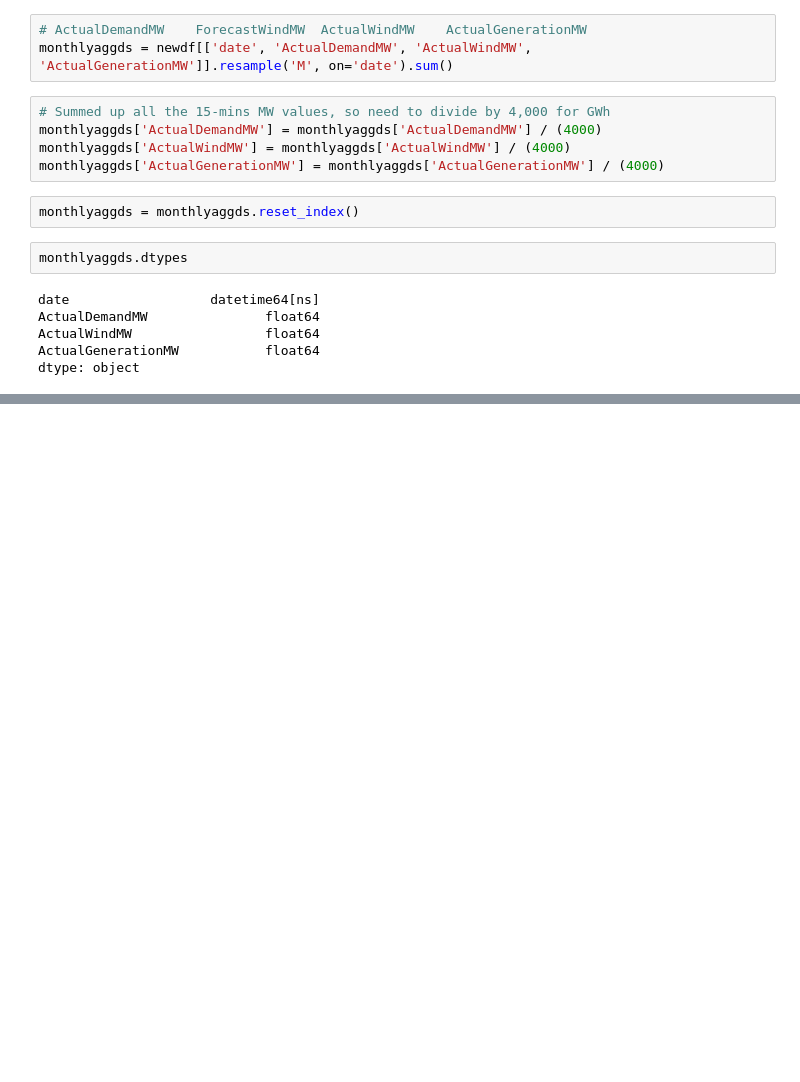
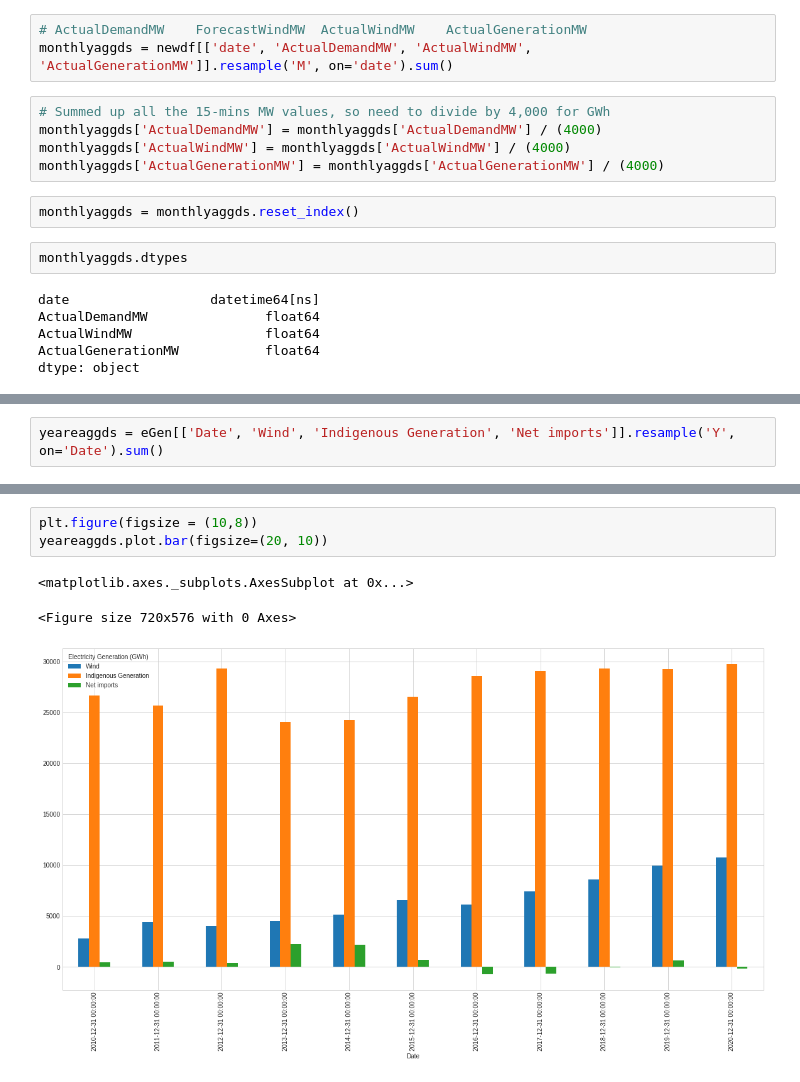
Before and after one commit to CA683-Group99/Wind-Energy-Prediction, a Jupyter notebook: IrelandElectricityData.ipynb, the cells around one changed output, grey strips where cells are left out. Drawn from its saved outputs; the diff is of its cells as text; blank space fills up the shorter version.

Commit message:
Added Yearly graph to IrelandElectricityData.ipynb

```diff
--- a/IrelandElectricityData.ipynb
+++ b/IrelandElectricityData.ipynb
@@ -519,0 +535,2 @@ fig.add_trace(go.Scatter(x=monthlyaggds['date'], y=(monthlyaggds['ActualGenerati
+# %%
+yeareaggds = eGen[['Date', 'Wind', 'Indigenous Generation', 'Net imports']].resample('Y', on='Date').sum()
@@ -519,0 +553,7 @@ fig.add_trace(go.Scatter(x=monthlyaggds['date'], y=(monthlyaggds['ActualGenerati
+# %%
+plt.figure(figsize = (10,8))
+yeareaggds.plot.bar(figsize=(20, 10))
+# %% [output]
+<matplotlib.axes._subplots.AxesSubplot at 0x...>
+<Figure size 720x576 with 0 Axes>
+[figure, added]
```
Also changed, not shown: parts of 4 cells of this notebook.
